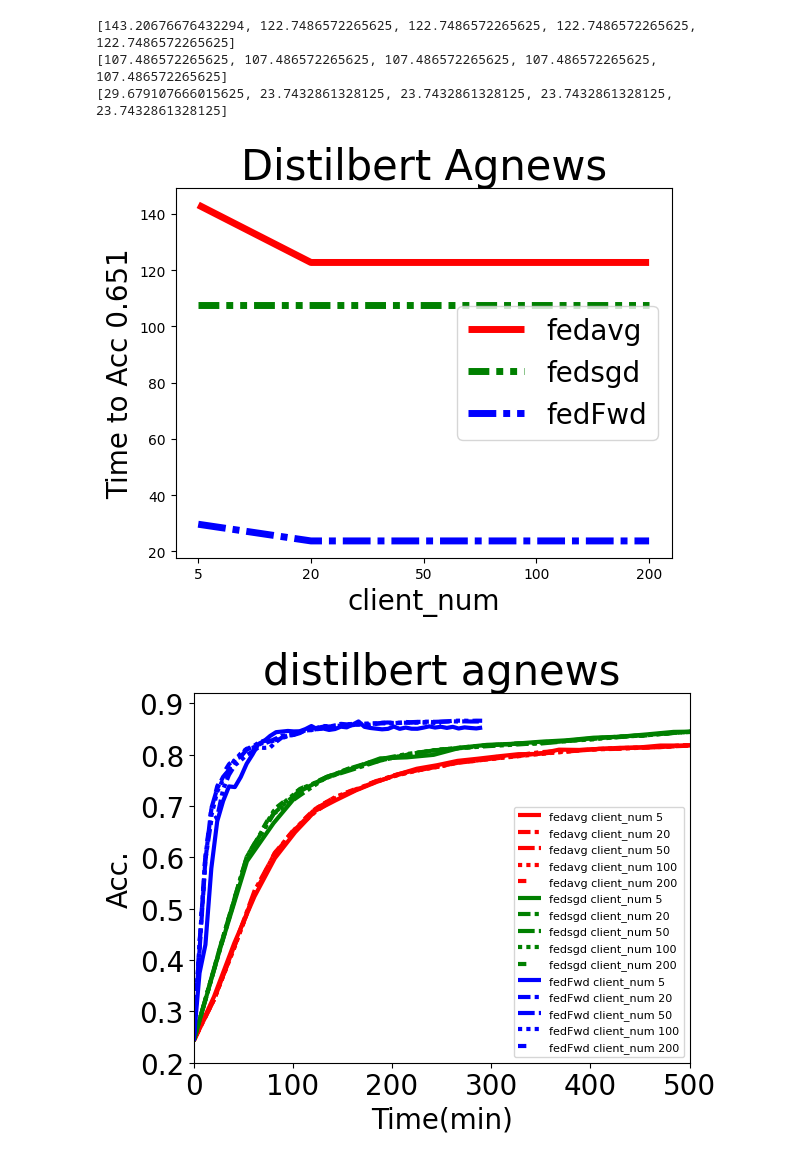
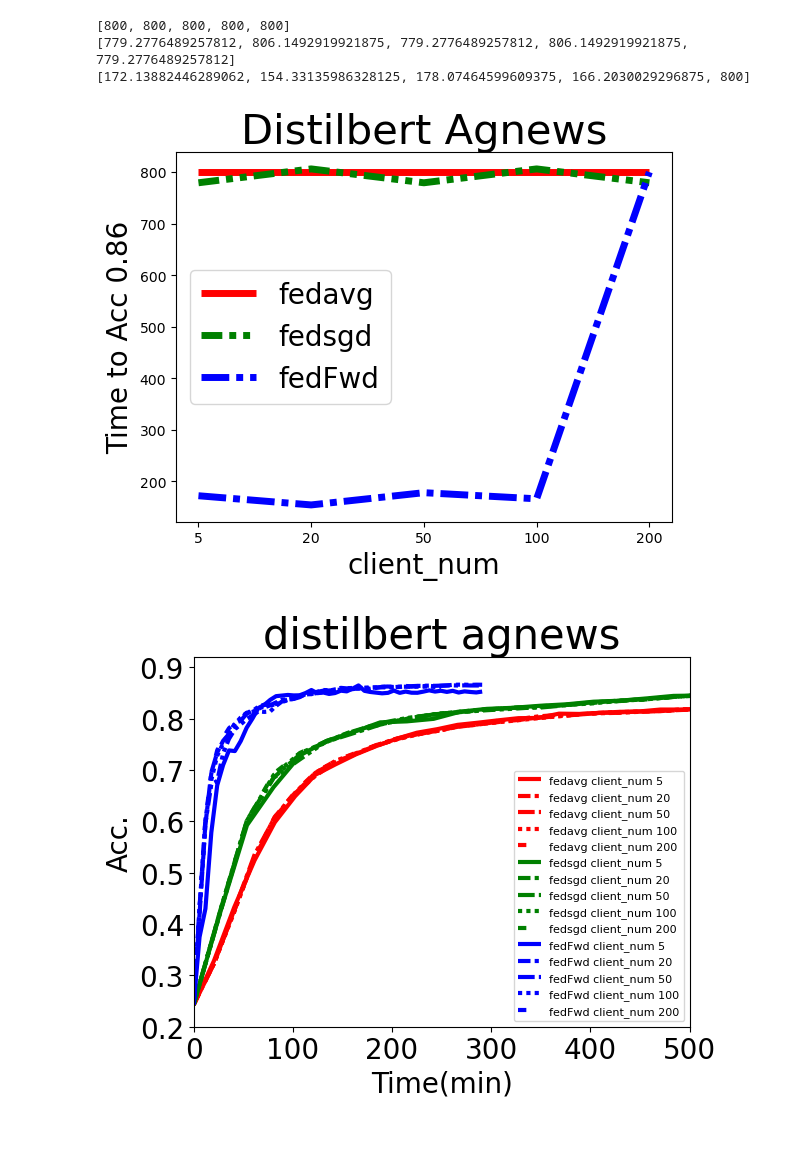
Before and after one commit to UbiquitousLearning/FwdLLM, a Jupyter notebook: experiments/distributed/transformer_exps/run_tc_exps/log/time_to_acc_diff_client_num/distilbert_agnews/plot.ipynb, the cells around one changed output. Drawn from its saved outputs; the diff is of its cells as text; code cells hidden in the pictures.

```diff
--- a/experiments/distributed/transformer_exps/run_tc_exps/log/time_to_acc_diff_client_num/distilbert_agnews/plot.ipynb
+++ b/experiments/distributed/transformer_exps/run_tc_exps/log/time_to_acc_diff_client_num/distilbert_agnews/plot.ipynb
@@ -21,7 +21,7 @@ client_num_list = [5,20,50,100,200]
 method_list = ["fedavg","fedsgd","fedFwd"]
 model_list = ["distilbert"]
 learning_rate_list = ["0.001"]
-target_acc = 0.651
+target_acc = 0.86
 eval_frequence = 10
 for model in model_list:
     # plt.figure(figsize=(30, 30),dpi=100)
@@ -30,37 +30,37 @@ for model in model_list:
         for client_num in client_num_list:
             with open(f"{method}_{model}_agnews_lr0.001_client_num_{client_num}.log","r") as f:
                 log = f.readlines()
                 achive_target = False
                 round = 0
                 for l in log:
                     if "'acc':" in l:
                         round += 1
                         acc=float(l[l.rfind("'acc':")+7:l.rfind(",")])
                         if acc >= target_acc:
                             time_to_acc_list.append(round*method_round_time[method_id]*eval_frequence)
                             achive_target = True
                             break
                 if not achive_target:
                     time_to_acc_list.append(800)
         print(time_to_acc_list)
         plt.plot(range(len(client_num_list)),time_to_acc_list,linestyle=linestyle[method_id], color=colors[method_id],label=f"{method}",linewidth=lw)
 
         plt.xlabel("client_num",fontsize=20)
         plt.ylabel(f"Time to Acc {target_acc}",fontsize=20)
         # plt.xticks(size = 20)
         # plt.xlim(0,500)
         # plt.yticks(size = 20)
         # plt.ylim(0.2,0.92)
         plt.xticks(range(len(client_num_list)),client_num_list)
         plt.legend(fontsize=20)
         plt.title(f"Distilbert Agnews",fontsize=30)
     plt.show()
         # plt.savefig(f"./{model}_{method}.pdf")
 # %% [output]
-[143.20676676432294, 122.7486572265625, 122.7486572265625, 122.7486572265625, 122.7486572265625]
-[107.486572265625, 107.486572265625, 107.486572265625, 107.486572265625, 107.486572265625]
-[29.679107666015625, 23.7432861328125, 23.7432861328125, 23.7432861328125, 23.7432861328125]
+[800, 800, 800, 800, 800]
+[779.2776489257812, 806.1492919921875, 779.2776489257812, 806.1492919921875, 779.2776489257812]
+[172.13882446289062, 154.33135986328125, 178.07464599609375, 166.2030029296875, 800]
-[figure, old version]
+[figure, new version]
 # %%
 import matplotlib.pyplot as plt
 import numpy as np
```
Also changed, not shown: parts of 1 cell of this notebook, 28 other files.
